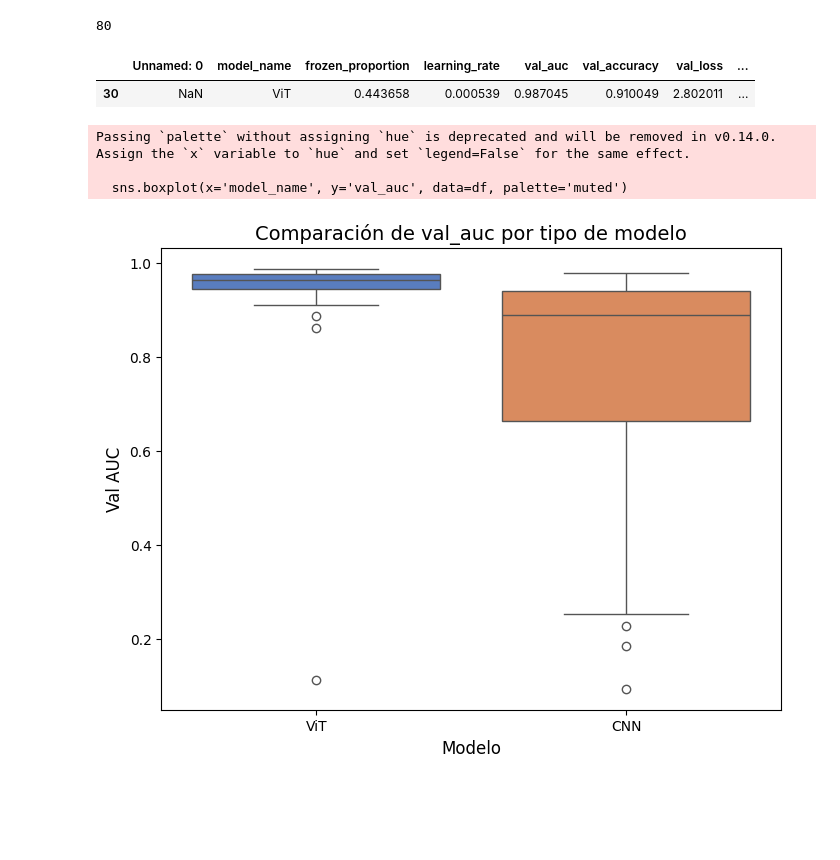
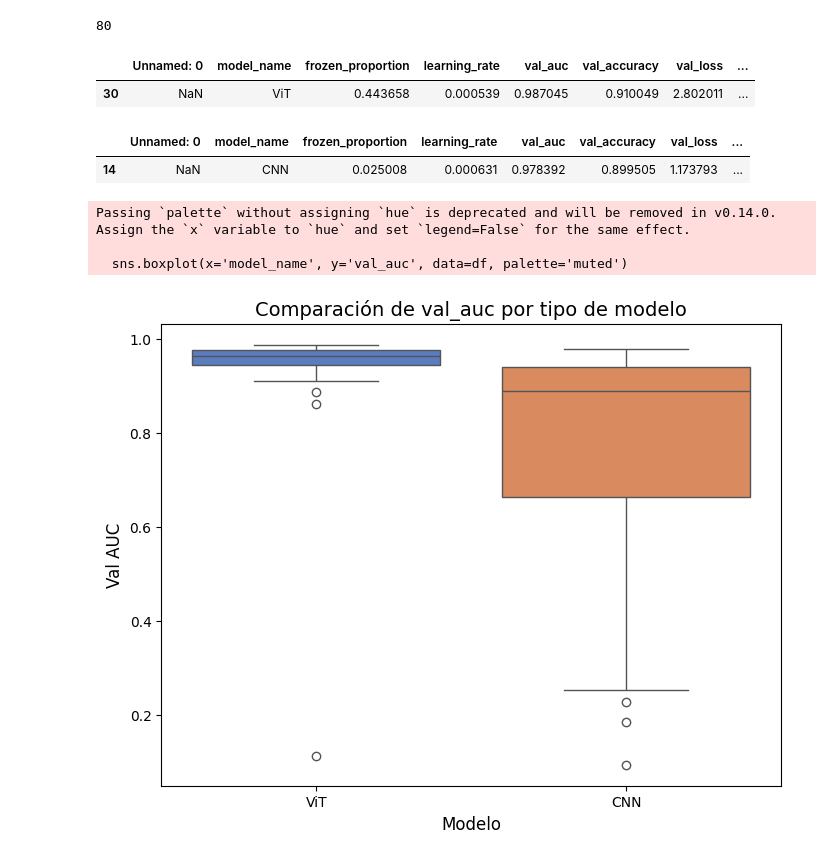
Before and after one commit to maryskal/mamography_uoc, a Jupyter notebook: statistics_hyperparameter.ipynb, the cells around one changed output. Cells and saved outputs as stored; diff of their text form; code cells hidden in the pictures; blank space fills up the shorter version.

```diff
--- a/statistics_hyperparameter.ipynb
+++ b/statistics_hyperparameter.ipynb
@@ -24,6 +24,14 @@ df[df.val_auc == max(df.val_auc)]
 # %% [output]
 |  | Unnamed: 0 | model_name | frozen_proportion | learning_rate | val_auc | val_accuracy | val_loss | ... |
 | 30 | NaN | ViT | 0.443658 | 0.000539 | 0.987045 | 0.910049 | 2.802011 | ... |
+# %%
+df_vit = df[df.model_name == 'ViT']
+df_cnn = df[df.model_name == 'CNN']
+# %%
+df_cnn[df_cnn.val_auc == max(df_cnn.val_auc)]
+# %% [output]
+|  | Unnamed: 0 | model_name | frozen_proportion | learning_rate | val_auc | val_accuracy | val_loss | ... |
+| 14 | NaN | CNN | 0.025008 | 0.000631 | 0.978392 | 0.899505 | 1.173793 | ... |
 # %%
 # Crear el boxplot
 plt.figure(figsize=(8, 6))
```
Also changed, not shown: parts of 2 cells of this notebook.
